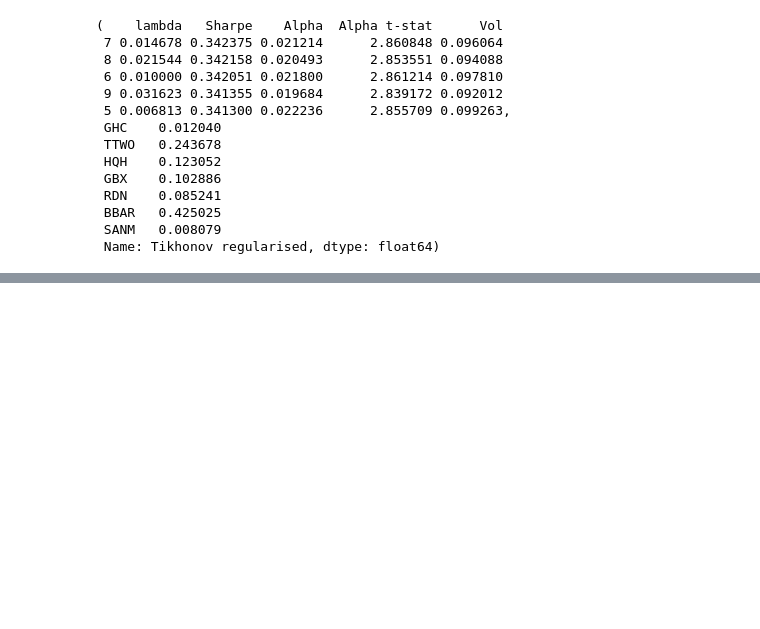
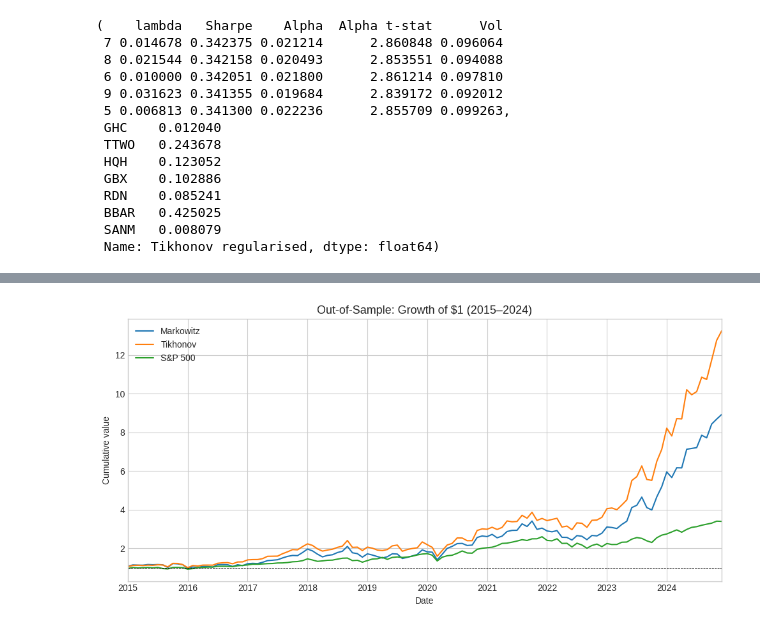
Before and after one commit to dwel760/A12Repository, a Jupyter notebook: A12/A12Notebook.ipynb, the cells around one changed output, grey strips where cells are left out. Drawn from its saved outputs; the diff is of its cells as text; code cells hidden in the pictures; blank space fills up the shorter version.

```diff
--- a/A12/A12Notebook.ipynb
+++ b/A12/A12Notebook.ipynb
@@ -955,0 +815,10 @@ technical_selection
+# %%
+# ── Apply in-sample weights to out-of-sample data ──────────────────────────
+portfolio_mkv_test  = test[my_stock_selection] @ w_mkv_train
+portfolio_tikh_test = test[my_stock_selection] @ w_tikh_train
+spy_test = test['SPY']
+
+print('Out-of-sample period:', test.index.min().date(), 'to', test.index.max().date())
+print(f'Markowitz mean monthly return : {portfolio_mkv_test.mean():.6f}')
+print(f'Tikhonov  mean monthly return : {portfolio_tikh_test.mean():.6f}')
+print(f'S&P 500   mean monthly return : {spy_test.mean():.6f}')
@@ -955,0 +920,16 @@ technical_selection
+# %%
+wealth_test = pd.DataFrame({
+    'Markowitz': (1 + portfolio_mkv_test).cumprod(),
+    'Tikhonov':  (1 + portfolio_tikh_test).cumprod(),
+    'S&P 500':   (1 + spy_test).cumprod(),
+}, index=test.index)
+
+ax = wealth_test.plot(figsize=(10, 5))
+ax.set_title('Out-of-Sample: Growth of $1 (2015–2024)', fontsize=13)
+ax.set_xlabel('Date')
+ax.set_ylabel('Cumulative value')
+ax.axhline(1.0, color='black', linewidth=0.6, linestyle='--')
+plt.tight_layout()
+plt.show()
+# %% [output]
+[figure, added]
```
Also changed, not shown: parts of 36 cells of this notebook.
